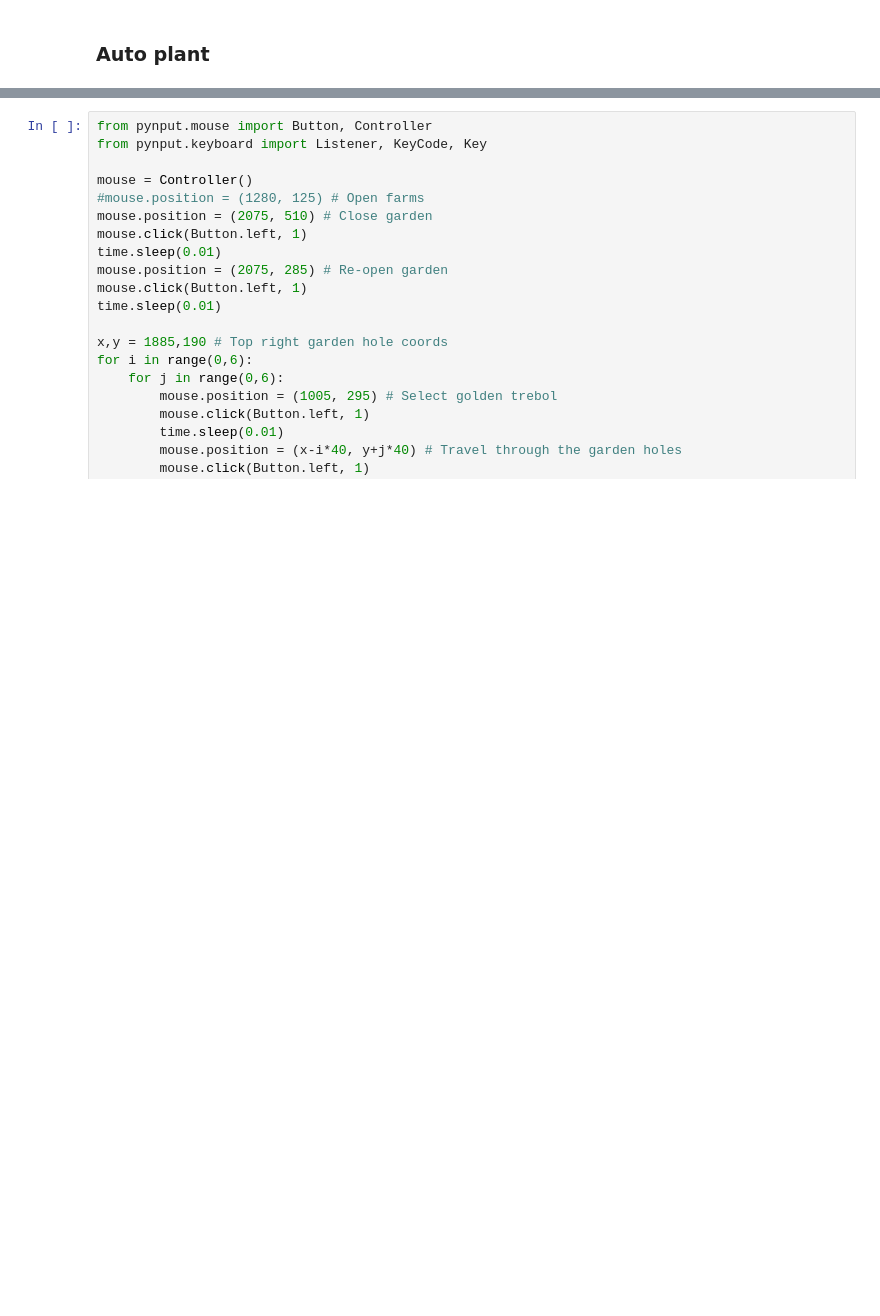
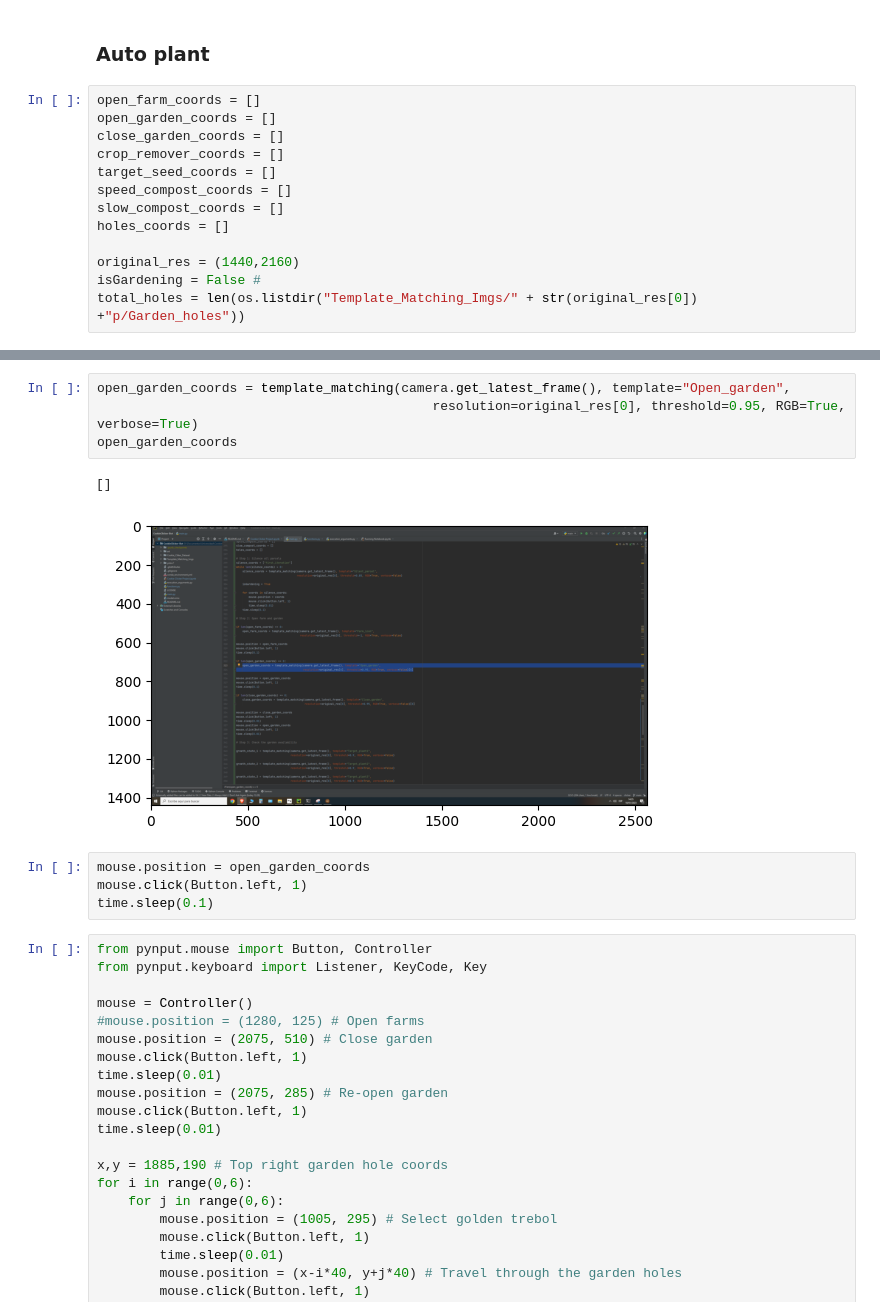
Before and after one commit to DavimenUC3M/CookieClicker-Bot, a Jupyter notebook: Cookie Clicker Project.ipynb, the cells around one changed output, grey strips where cells are left out. Drawn from its saved outputs; the diff is of its cells as text; blank space fills up the shorter version.

```diff
--- a/Cookie Clicker Project.ipynb
+++ b/Cookie Clicker Project.ipynb
@@ -578,2 +606,15 @@ Wall time: 318 ms
 # %% [markdown]
 ### Auto plant
+# %%
+open_farm_coords = []
+open_garden_coords = []
+close_garden_coords = []
+crop_remover_coords = []
+target_seed_coords = []
+speed_compost_coords = []
+slow_compost_coords = []
+holes_coords = []
+
+original_res = (1440,2160)
+isGardening = False #
+total_holes = len(os.listdir("Template_Matching_Imgs/" + str(original_res[0]) +"p/Garden_holes"))
@@ -580,3 +766,14 @@ Wall time: 318 ms
+# %%
+open_garden_coords = template_matching(camera.get_latest_frame(), template="Open_garden",
+                                           resolution=original_res[0], threshold=0.95, RGB=True, verbose=True)
+open_garden_coords
+# %% [output]
+[]
+[figure, added]
+# %%
+mouse.position = open_garden_coords
+mouse.click(Button.left, 1)
+time.sleep(0.1)
 # %%
 from pynput.mouse import Button, Controller
 from pynput.keyboard import Listener, KeyCode, Key
```
Also changed, not shown: parts of 7 cells of this notebook, 5 other files.
